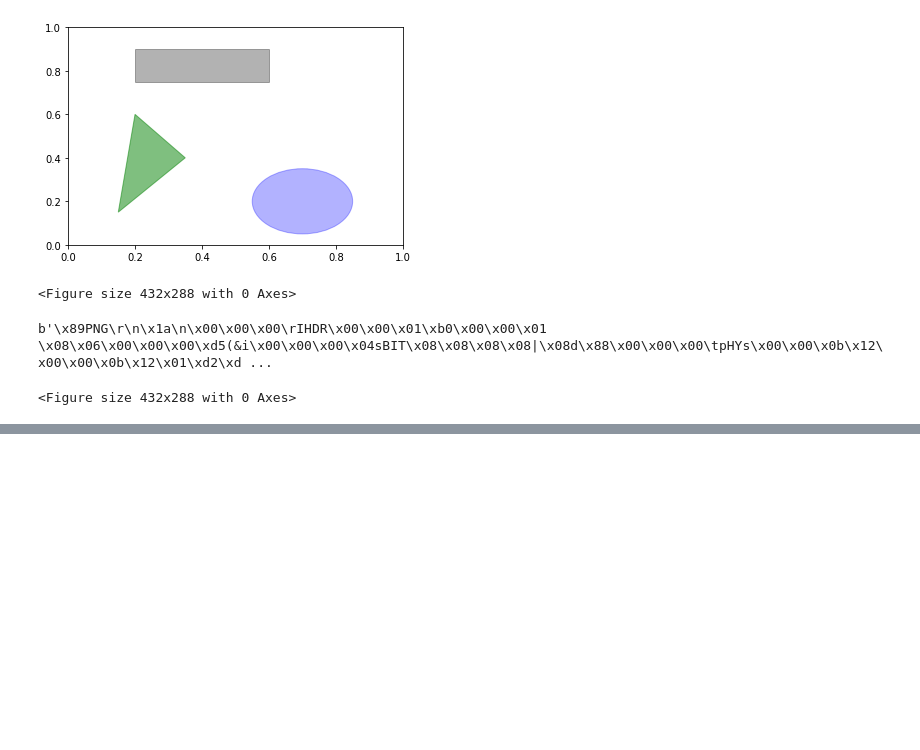
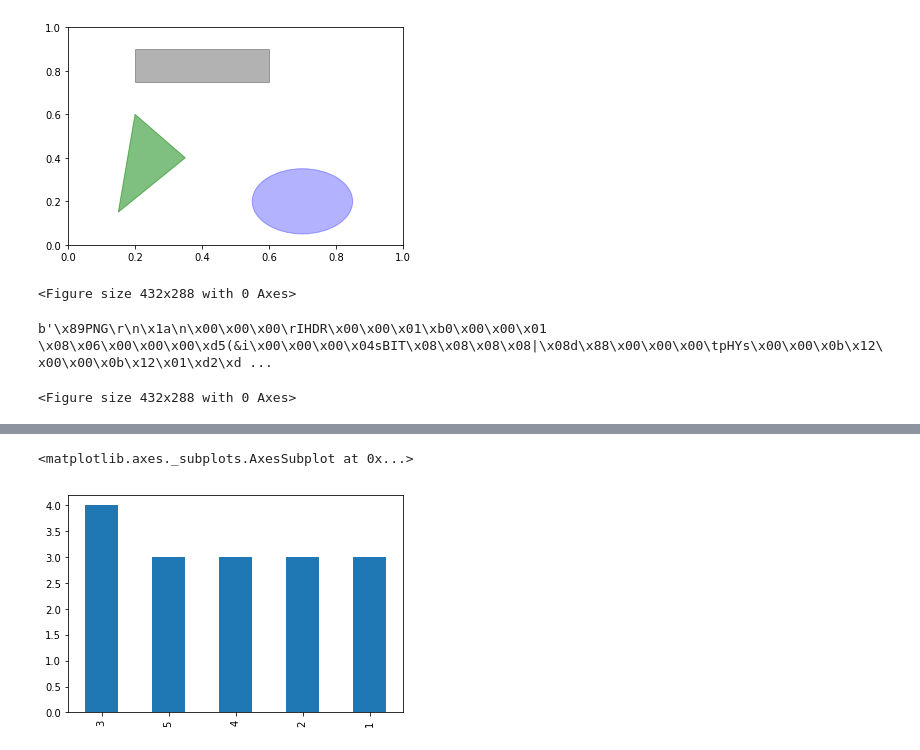
Before and after one commit to mengqi0315/python_for_data_analyst, a Jupyter notebook: My_python_for_data_analyst/char_09_1matplotlibAPI入门.ipynb, the cells around one changed output, grey strips where cells are left out. Cells and saved outputs as stored; diff of their text form; code cells hidden in the pictures; blank space fills up the shorter version.

```diff
--- a/My_python_for_data_analyst/char_09_1matplotlibAPI入门.ipynb
+++ b/My_python_for_data_analyst/char_09_1matplotlibAPI入门.ipynb
@@ -279,0 +304,7 @@ data.plot(kind='barh', ax=axes[1], color='k',alpha=0.7)     # 第二个图像用
+# %%
+# 柱状图还有个新的用法，比如统计一个Seris中的不同值出现的频率，进而统计频率分布直方图
+s = pd.Series([1,1,1,2,2,2,3,3,3,3,4,4,4,5,5,5])
+s.value_counts().plot(kind='bar')
+# %% [output]
+<matplotlib.axes._subplots.AxesSubplot at 0x...>
+[figure, added]
```
Also changed, not shown: parts of 26 cells of this notebook, 1 other file.
